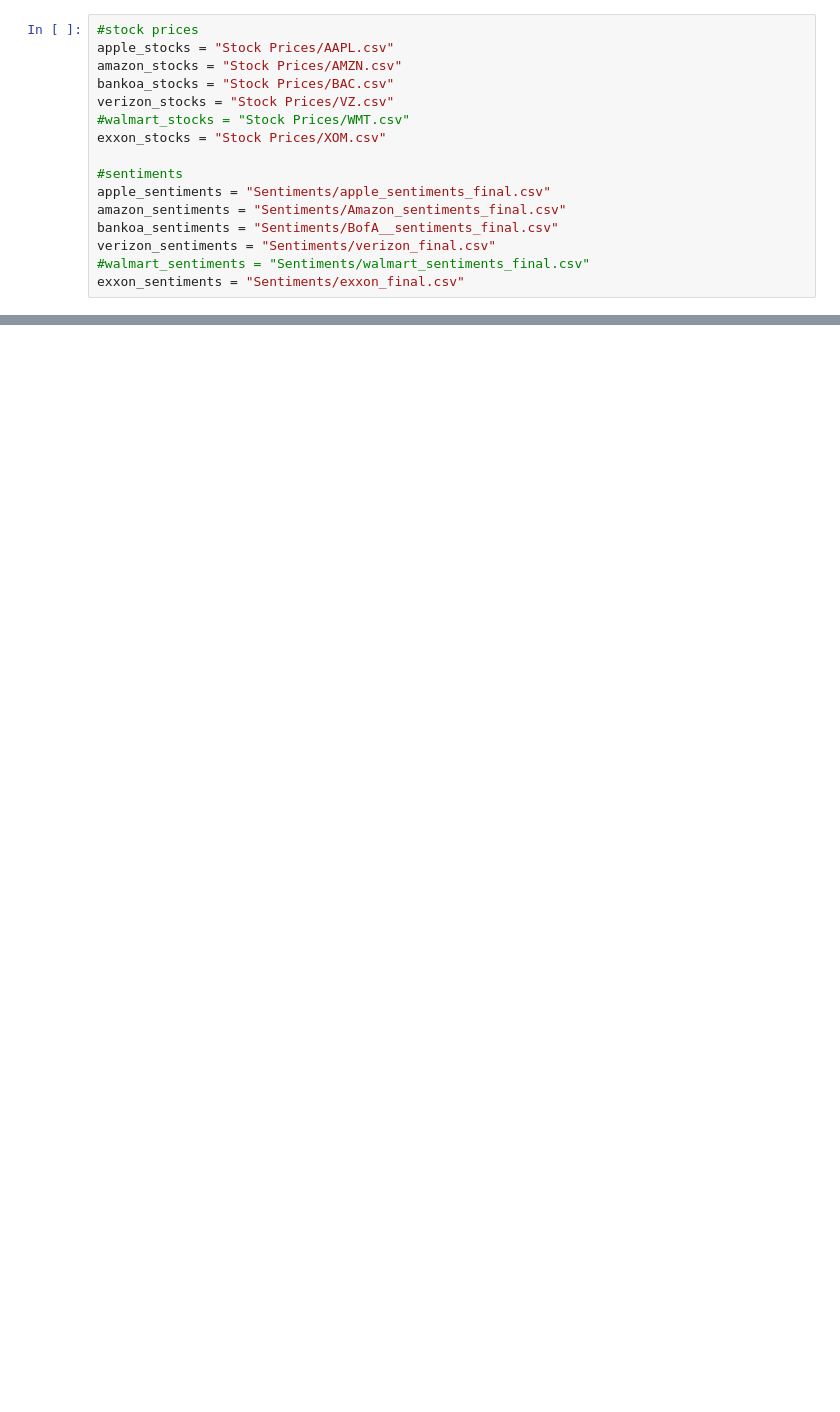
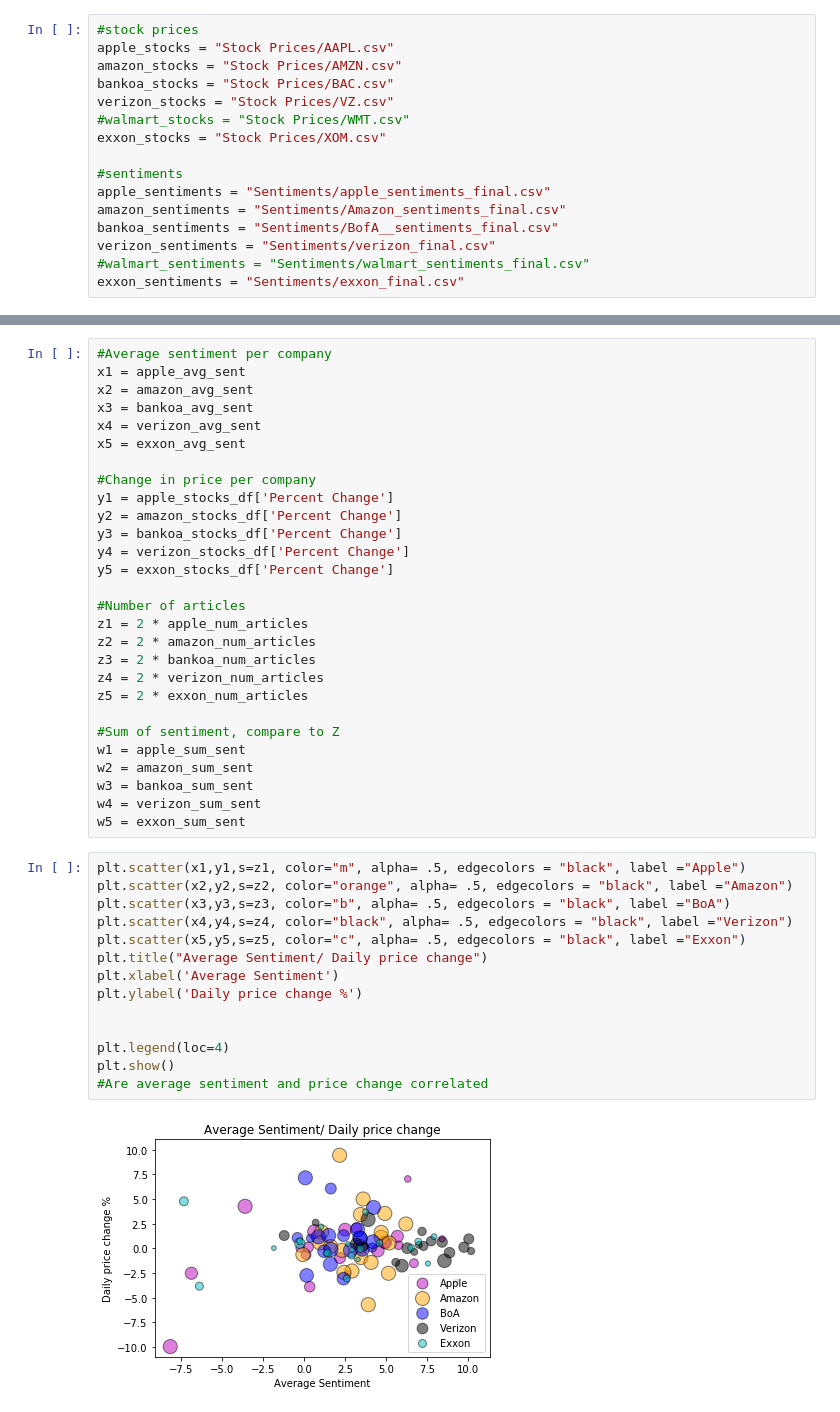
Before and after one commit to luwoldy/group_5_tbc, a Jupyter notebook: data_analysis.ipynb, the cells around one changed output, grey strips where cells are left out. Saved outputs shown, nothing was run; the diff lists cells and outputs as text; blank space fills up the shorter version.

```diff
--- a/data_analysis.ipynb
+++ b/data_analysis.ipynb
@@ -74,0 +178,44 @@ TypeError: unsupported operand type(s) for +: 'float' and 'str'
+# %%
+#Average sentiment per company
+x1 = apple_avg_sent
+x2 = amazon_avg_sent
+x3 = bankoa_avg_sent
+x4 = verizon_avg_sent
+x5 = exxon_avg_sent
+
+#Change in price per company
+y1 = apple_stocks_df['Percent Change']
+y2 = amazon_stocks_df['Percent Change']
+y3 = bankoa_stocks_df['Percent Change']
+y4 = verizon_stocks_df['Percent Change']
+y5 = exxon_stocks_df['Percent Change']
+
+#Number of articles
+z1 = 2 * apple_num_articles
+z2 = 2 * amazon_num_articles
+z3 = 2 * bankoa_num_articles
+z4 = 2 * verizon_num_articles
+z5 = 2 * exxon_num_articles
+
+#Sum of sentiment, compare to Z
+w1 = apple_sum_sent
+w2 = amazon_sum_sent
+w3 = bankoa_sum_sent
+w4 = verizon_sum_sent
+w5 = exxon_sum_sent
+# %%
+plt.scatter(x1,y1,s=z1, color="m", alpha= .5, edgecolors = "black", label ="Apple")
+plt.scatter(x2,y2,s=z2, color="orange", alpha= .5, edgecolors = "black", label ="Amazon")
+plt.scatter(x3,y3,s=z3, color="b", alpha= .5, edgecolors = "black", label ="BoA")
+plt.scatter(x4,y4,s=z4, color="black", alpha= .5, edgecolors = "black", label ="Verizon")
+plt.scatter(x5,y5,s=z5, color="c", alpha= .5, edgecolors = "black", label ="Exxon")
+plt.title("Average Sentiment/ Daily price change")
+plt.xlabel('Average Sentiment')
+plt.ylabel('Daily price change %')
+
+
+plt.legend(loc=4)
+plt.show()
+#Are average sentiment and price change correlated
+# %% [output]
+[figure, added]
```
Also changed, not shown: parts of 14 cells of this notebook, 14 other files.
